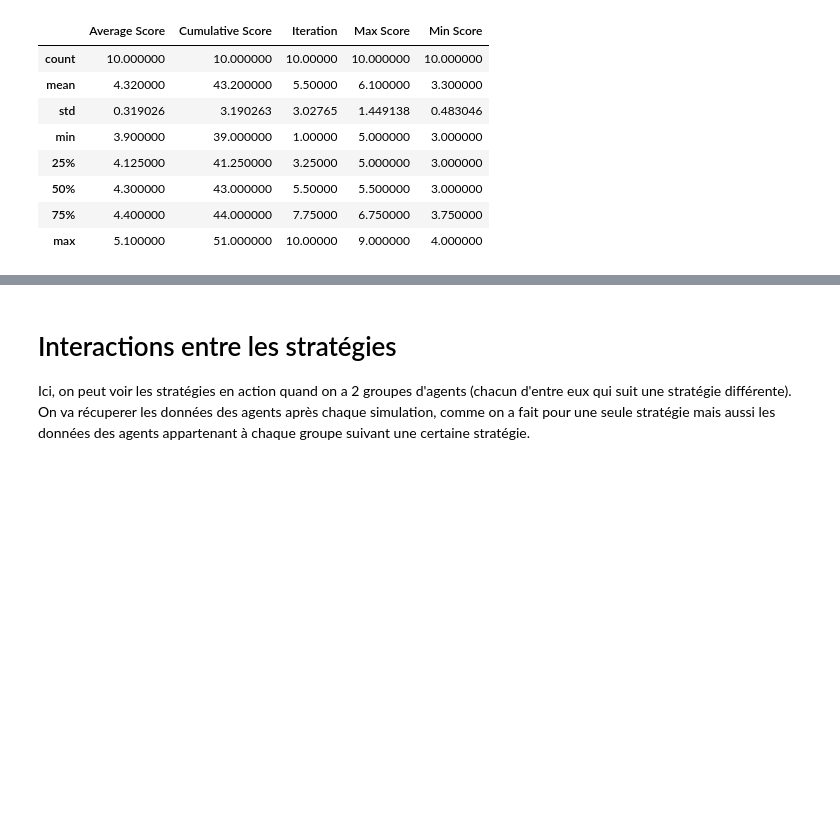
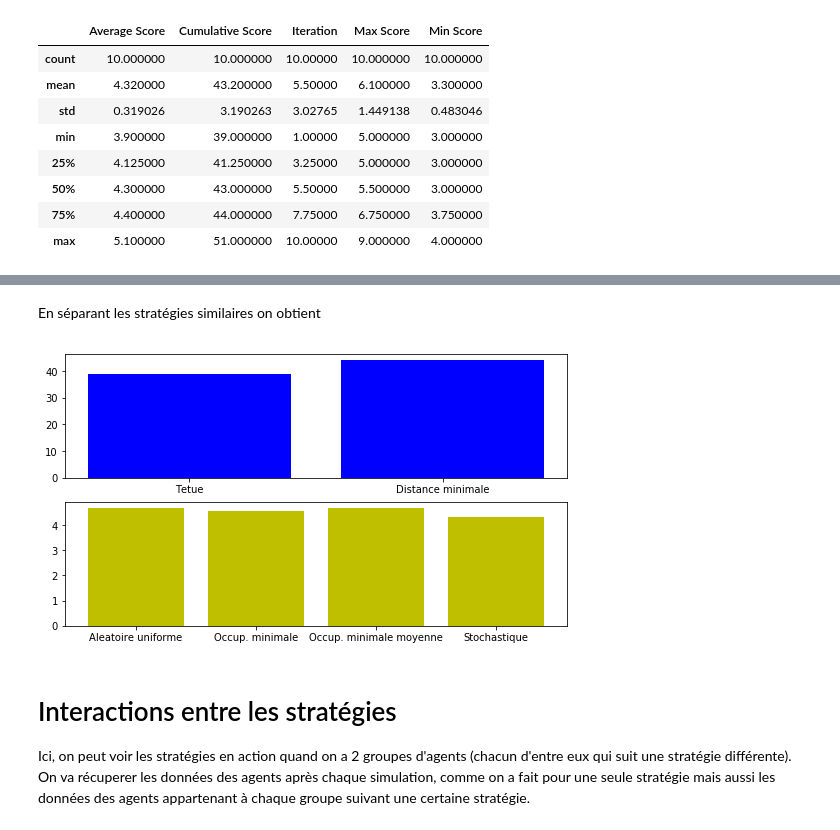
Before and after one commit to SU-3IN025-fev2020/projet-kolkata-quaranteam, a Jupyter notebook: Resultats.ipynb, the cells around one changed output, grey strips where cells are left out. Drawn from its saved outputs; the diff is of its cells as text; code cells hidden in the pictures; blank space fills up the shorter version.

```diff
--- a/Resultats.ipynb
+++ b/Resultats.ipynb
@@ -283,3 +328,16 @@ df_stochastic.describe()
+# %% [markdown]
+En séparant les stratégies similaires on obtient
+# %%
+strat1 = ['Tetue','Distance minimale']
+strat2 = ['Aleatoire uniforme','Occup. minimale', 'Occup. minimale moyenne','Stochastique']
+score1 = [38.85, 44.1]
+score2 = [4.65, 4.55, 4.66, 4.32]
+fig,ax = plt.subplots(2,figsize=(9,5))
+ax[0].bar(strat1,score1,color='b')
+ax[1].bar(strat2,score2,color='y')
+plt.show()
+# %% [output]
+[figure, added]
 # %% [markdown]
 # Interactions entre les stratégies
 
```
Also changed, not shown: parts of 23 cells of this notebook.
